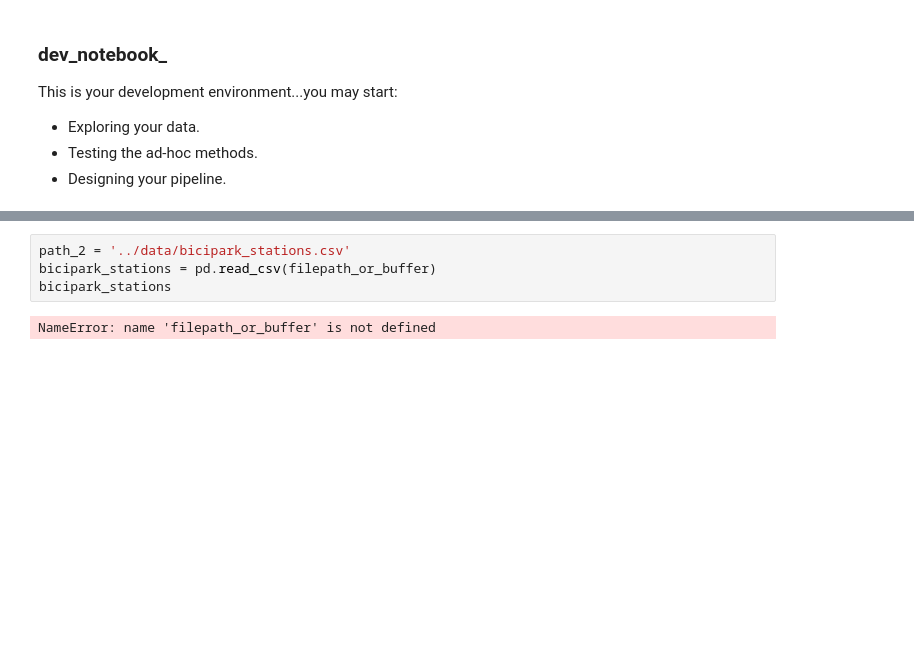
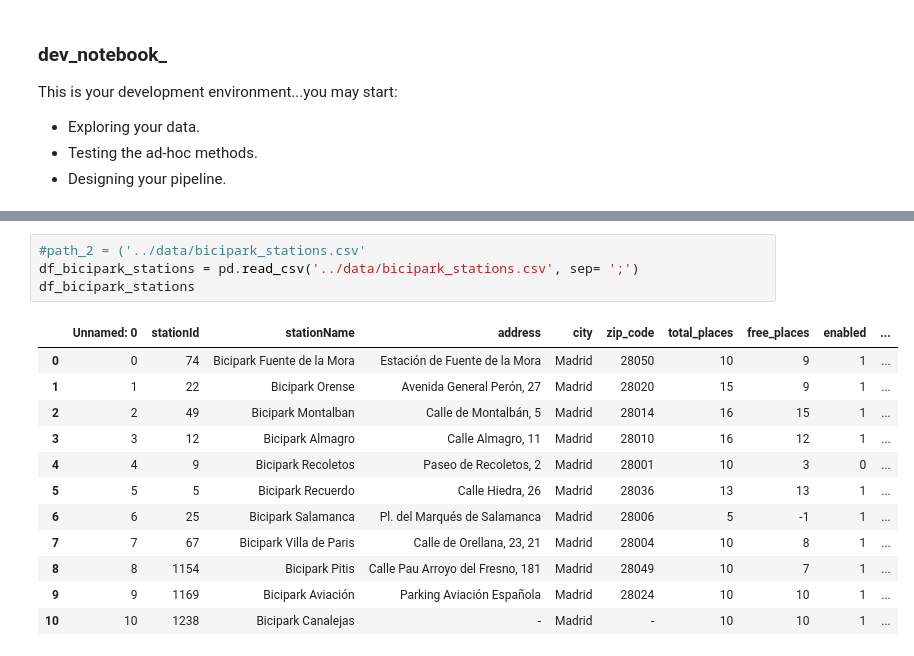
Before and after one commit to SilviaAlconGarrido/project_m1, a Jupyter notebook: notebooks/dev_notebook_.ipynb, the cells around one changed output, grey strips where cells are left out. Drawn from its saved outputs; the diff is of its cells as text; blank space fills up the shorter version.

```diff
--- a/notebooks/dev_notebook_.ipynb
+++ b/notebooks/dev_notebook_.ipynb
@@ -44,6 +84,17 @@ bicimad_stations
 # %%
-path_2 = '../data/bicipark_stations.csv'
-bicipark_stations = pd.read_csv(filepath_or_buffer)
-bicipark_stations
+#path_2 = ('../data/bicipark_stations.csv'
+df_bicipark_stations = pd.read_csv('../data/bicipark_stations.csv', sep= ';')
+df_bicipark_stations
 # %% [output]
-NameError: name 'filepath_or_buffer' is not defined
+|  | Unnamed: 0 | stationId | stationName | address | city | zip_code | total_places | free_places | enabled | ... |
+| 0 | 0 | 74 | Bicipark Fuente de la Mora | Estación de Fuente de la Mora | Madrid | 28050 | 10 | 9 | 1 | ... |
+| 1 | 1 | 22 | Bicipark Orense | Avenida General Perón, 27 | Madrid | 28020 | 15 | 9 | 1 | ... |
+| 2 | 2 | 49 | Bicipark Montalban | Calle de Montalbán, 5 | Madrid | 28014 | 16 | 15 | 1 | ... |
+| 3 | 3 | 12 | Bicipark Almagro | Calle Almagro, 11 | Madrid | 28010 | 16 | 12 | 1 | ... |
+| 4 | 4 | 9 | Bicipark Recoletos | Paseo de Recoletos, 2 | Madrid | 28001 | 10 | 3 | 0 | ... |
+| 5 | 5 | 5 | Bicipark Recuerdo | Calle Hiedra, 26 | Madrid | 28036 | 13 | 13 | 1 | ... |
+| 6 | 6 | 25 | Bicipark Salamanca | Pl. del Marqués de Salamanca | Madrid | 28006 | 5 | -1 | 1 | ... |
+| 7 | 7 | 67 | Bicipark Villa de Paris | Calle de Orellana, 23, 21 | Madrid | 28004 | 10 | 8 | 1 | ... |
+| 8 | 8 | 1154 | Bicipark Pitis | Calle Pau Arroyo del Fresno, 181 | Madrid | 28049 | 10 | 7 | 1 | ... |
+| 9 | 9 | 1169 | Bicipark Aviación | Parking Aviación Española | Madrid | 28024 | 10 | 10 | 1 | ... |
+| 10 | 10 | 1238 | Bicipark Canalejas | - | Madrid | - | 10 | 10 | 1 | ... |
```
Also changed, not shown: parts of 6 cells of this notebook.
